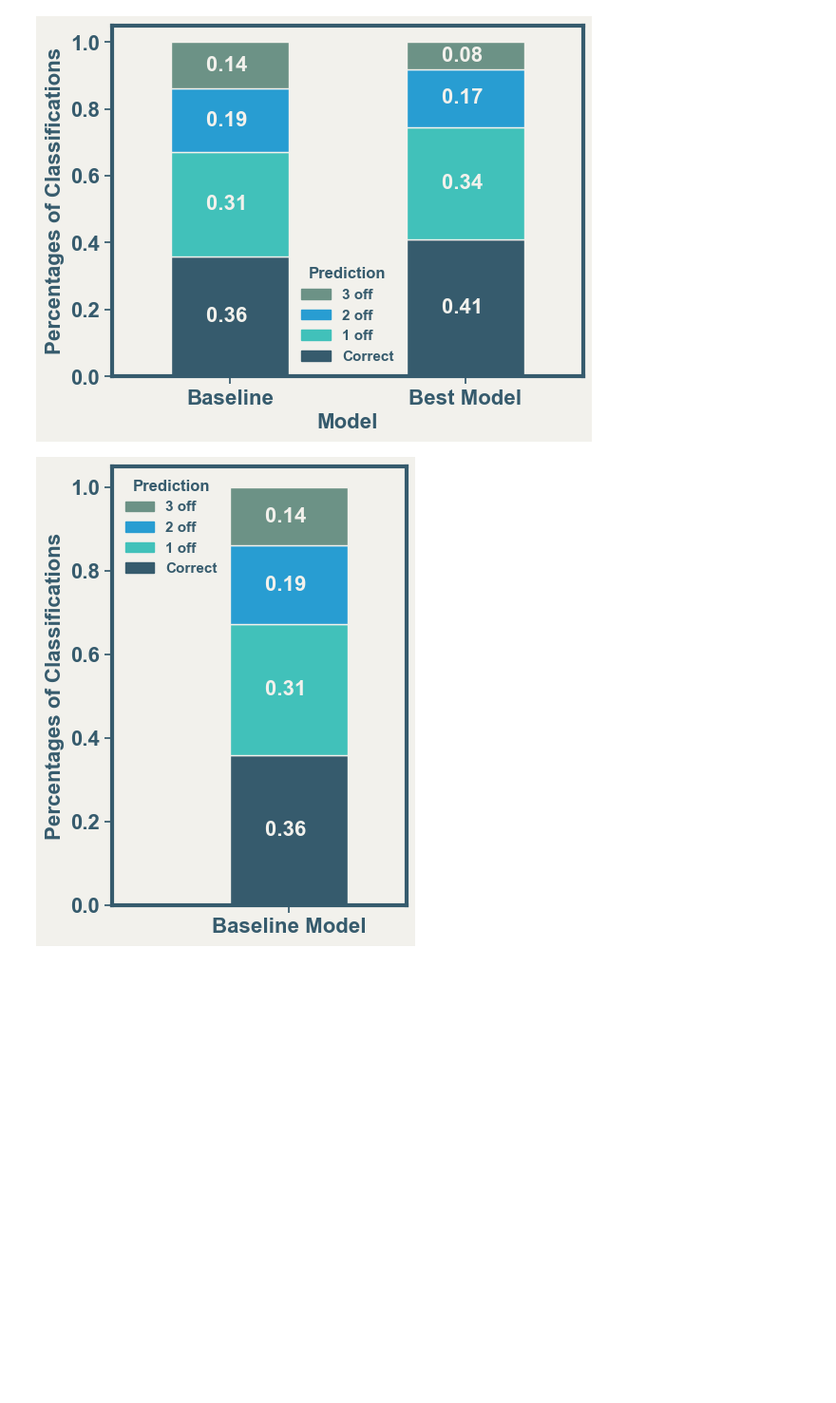
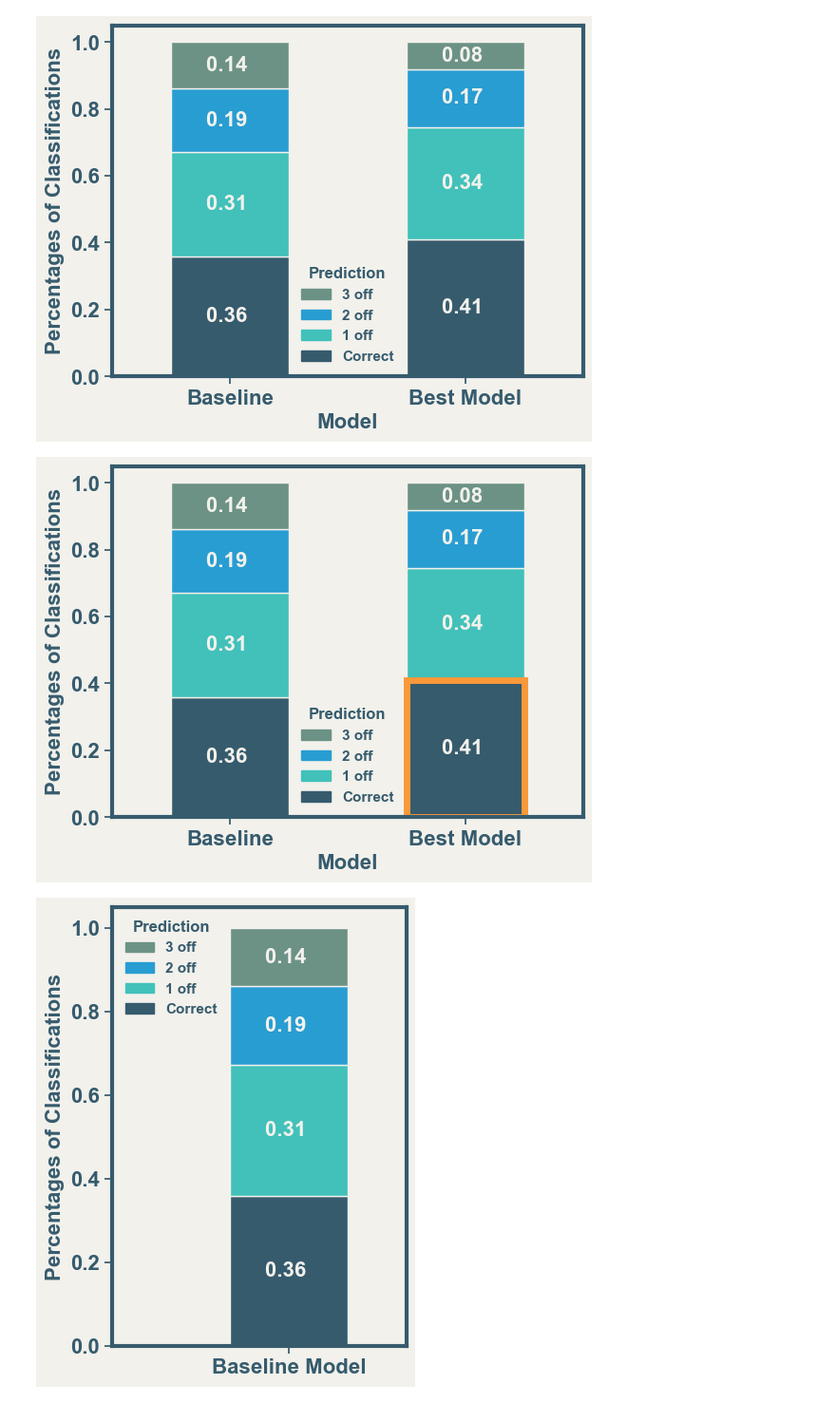
Before and after one commit to LanaCasselmann/ds_capstone_pet_adoptability, a Jupyter notebook: notebooks/model_vis.ipynb, the cells around one changed output. Shown: that part at 95% size. Cells and saved outputs as stored; diff of their text form; code cells hidden in the pictures; blank space fills up the shorter version.

Commit message:
kappa plot

```diff
--- a/notebooks/model_vis.ipynb
+++ b/notebooks/model_vis.ipynb
@@ -576,6 +578,40 @@ plt.legend(handles=legend_handles[::-1], title='Prediction')#, title_fontsize=14
 plt.show();
 # %% [output]
 [figure]
+# %%
+#kappa_plot = sns.barplot(data=df_kappa_all, x='model')#, hue=columns)
+kappa_plot = df_kappa_all.plot(kind='bar', stacked=True)#, color=['red', 'pink'])
+# Add Title and Labels
+#plt.title('Model Comparison')
+plt.xlabel('Model')
+plt.ylabel('Percentages of Classifications')
+kappa_plot.set_xticklabels(['Baseline','Best Model'])
+plt.xticks(rotation=0)
+
+for g in kappa_plot.patches:
+     width, height = g.get_width(), g.get_height()
+     x, y = g.get_xy()
+     kappa_plot.text(x+width/2,
+             y+height/2,
+             '{:.2f} '.format(height),
+             horizontalalignment='center',
+             verticalalignment='center',
+             color = '#f2f1ec')
+# kappa_plot.containers[0][1].set_edgecolor('#fa9939')
+# kappa_plot.containers[0][1].set_linewidth(5)
+kappa_plot.add_patch(Rectangle(xy=kappa_plot.containers[0][1].get_xy(),
+                       width=kappa_plot.containers[0][1].get_width(),
+                       height=kappa_plot.containers[0][1].get_height(),
+#                              +kappa_plot.containers[1][2].get_height(),
+                       fc='none', ec='#fa9939', linewidth=5)
+            )
+
+legend_labels = ['Correct','1 off', '2 off', '3 off', '4 off']
+legend_handles = [mpatches.Patch(color=color, label=label) for color, label in zip(['#365b6d', '#41c1ba', '#289dd2', '#6c9286'], legend_labels)]
+plt.legend(handles=legend_handles[::-1], title='Prediction')#, title_fontsize=14, bbox_to_anchor=(0.65, 0.90), loc='upper left')
+plt.show();
+# %% [output]
+[figure, added]
 # %%
 #fig = plt.figure(figsize=(4,8))
 kappa_plot_bl = df_kappa_all.query('model == "baseline"').plot(kind='bar',
```
Also changed, not shown: parts of 6 cells of this notebook.
